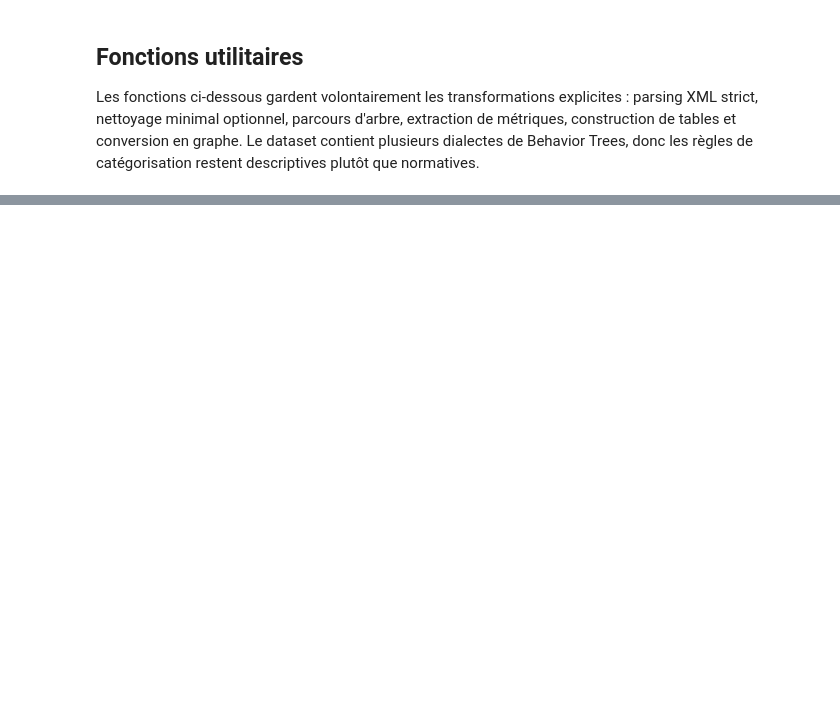
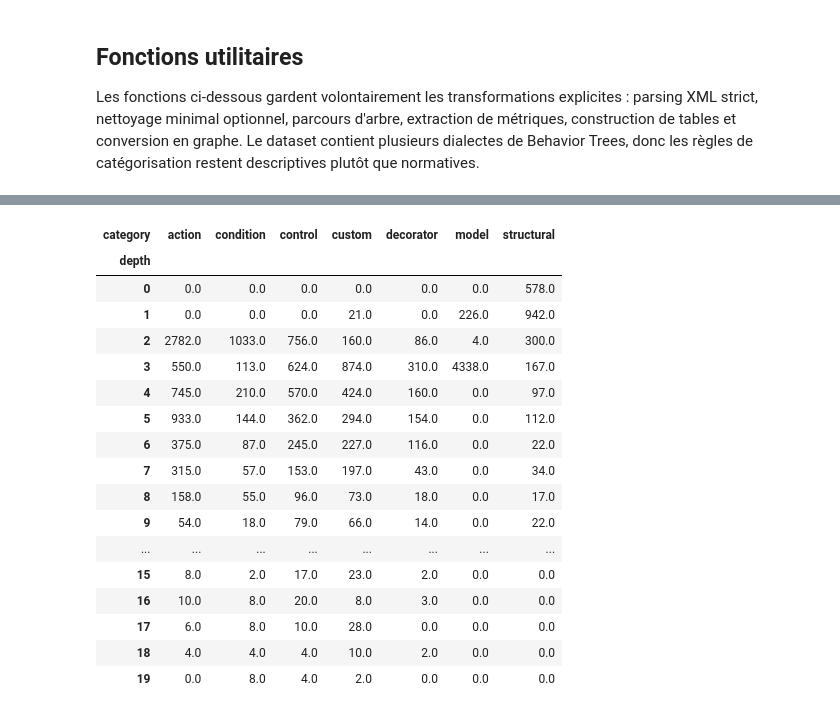
Before and after one commit to BTGenTP/BTGenBot_Nav4Rails, a Jupyter notebook: notebooks/eda_BT_mourad.ipynb, the cells around one changed output, grey strips where cells are left out. Drawn from its saved outputs; the diff is of its cells as text; code cells hidden in the pictures; blank space fills up the shorter version.

```diff
--- a/notebooks/eda_BT_mourad.ipynb
+++ b/notebooks/eda_BT_mourad.ipynb
@@ -65,0 +562,64 @@ Les fonctions ci-dessous gardent volontairement les transformations explicites :
+# %%
+top_tags = df_nodes["tag"].value_counts().head(30).rename_axis("tag").reset_index(name="count")
+top_labels = df_nodes["label"].value_counts().head(30).rename_axis("label").reset_index(name="count")
+top_attrs = df_attrs["attr_name"].value_counts().head(30).rename_axis("attr_name").reset_index(name="count")
+
+display(top_tags.head(15))
+display(top_labels.head(15))
+display(top_attrs.head(15))
+
+category_by_depth = (
+    df_nodes.groupby(["depth", "category"])
+    .size()
+    .reset_index(name="count")
+    .pivot(index="depth", columns="category", values="count")
+    .fillna(0)
+)
+
+if HAS_PLOTTING:
+    fig, axes = plt.subplots(1, 3, figsize=(22, 7))
+    sns.barplot(data=top_tags, y="tag", x="count", ax=axes[0])
+    axes[0].set_title("Top tags XML")
+    sns.barplot(data=top_labels, y="label", x="count", ax=axes[1])
+    axes[1].set_title("Top labels ID/name/tag")
+    sns.barplot(data=top_attrs, y="attr_name", x="count", ax=axes[2])
+    axes[2].set_title("Top attributs XML")
+    plt.tight_layout()
+    plt.show()
+
+    plt.figure(figsize=(12, 6))
+    sns.heatmap(category_by_depth, cmap="Blues")
+    plt.title("Catégories de noeuds par profondeur")
+    plt.tight_layout()
+    plt.show()
+else:
+    print("Plotting skipped: showing tabular summaries only.")
+
+display(category_by_depth.head(20))
+
+interesting_attrs = ["planner_id", "controller_id", "hz", "distance", "num_cycles", "number_of_retries", "service_name", "goal", "path"]
+for attr_name in interesting_attrs:
+    values = df_attrs.loc[df_attrs["attr_name"] == attr_name]
+    if values.empty:
+        continue
+    print(f"\nAttribute: {attr_name} ({len(values)} occurrences)")
+    display(values["attr_value"].value_counts().head(15).rename_axis("value").reset_index(name="count"))
+    numeric_values = values["attr_value_num"].dropna()
+    if HAS_PLOTTING and len(numeric_values) >= 5:
+        plt.figure(figsize=(8, 3))
+        sns.histplot(numeric_values, kde=True)
+        plt.title(f"Distribution numérique: {attr_name}")
+        plt.tight_layout()
+        plt.show()
+
+pattern_summary = (
+    df_patterns.groupby(["pattern_type", "pattern"])
+    .agg(count=("record_id", "size"), n_records=("record_id", "nunique"))
+    .reset_index()
+    .sort_values(["pattern_type", "count"], ascending=[True, False])
+)
+
+for pattern_type in ["parent_child", "grandparent_parent_child", "subtree_signature"]:
+    print(f"\nTop patterns: {pattern_type}")
+    display(pattern_summary.loc[pattern_summary["pattern_type"] == pattern_type].head(20))
+# %% [output]
@@ -65,0 +675,18 @@ Les fonctions ci-dessous gardent volontairement les transformations explicites :
+| category | action | condition | control | custom | decorator | model | structural |
+| depth |  |  |  |  |  |  |  |
+| 0 | 0.0 | 0.0 | 0.0 | 0.0 | 0.0 | 0.0 | 578.0 |
+| 1 | 0.0 | 0.0 | 0.0 | 21.0 | 0.0 | 226.0 | 942.0 |
+| 2 | 2782.0 | 1033.0 | 756.0 | 160.0 | 86.0 | 4.0 | 300.0 |
+| 3 | 550.0 | 113.0 | 624.0 | 874.0 | 310.0 | 4338.0 | 167.0 |
+| 4 | 745.0 | 210.0 | 570.0 | 424.0 | 160.0 | 0.0 | 97.0 |
+| 5 | 933.0 | 144.0 | 362.0 | 294.0 | 154.0 | 0.0 | 112.0 |
+| 6 | 375.0 | 87.0 | 245.0 | 227.0 | 116.0 | 0.0 | 22.0 |
+| 7 | 315.0 | 57.0 | 153.0 | 197.0 | 43.0 | 0.0 | 34.0 |
+| 8 | 158.0 | 55.0 | 96.0 | 73.0 | 18.0 | 0.0 | 17.0 |
+| 9 | 54.0 | 18.0 | 79.0 | 66.0 | 14.0 | 0.0 | 22.0 |
+| ... | ... | ... | ... | ... | ... | ... | ... |
+| 15 | 8.0 | 2.0 | 17.0 | 23.0 | 2.0 | 0.0 | 0.0 |
+| 16 | 10.0 | 8.0 | 20.0 | 8.0 | 3.0 | 0.0 | 0.0 |
+| 17 | 6.0 | 8.0 | 10.0 | 28.0 | 0.0 | 0.0 | 0.0 |
+| 18 | 4.0 | 4.0 | 4.0 | 10.0 | 2.0 | 0.0 | 0.0 |
+| 19 | 0.0 | 8.0 | 4.0 | 2.0 | 0.0 | 0.0 | 0.0 |
```
Also changed, not shown: parts of 16 cells of this notebook.
